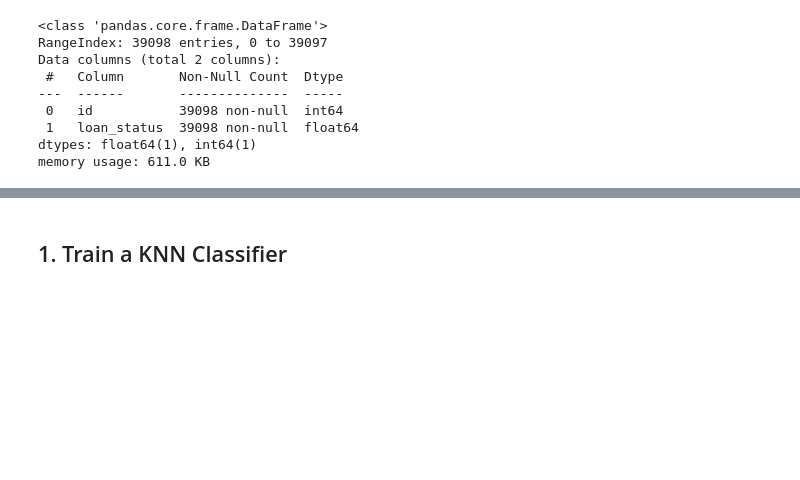
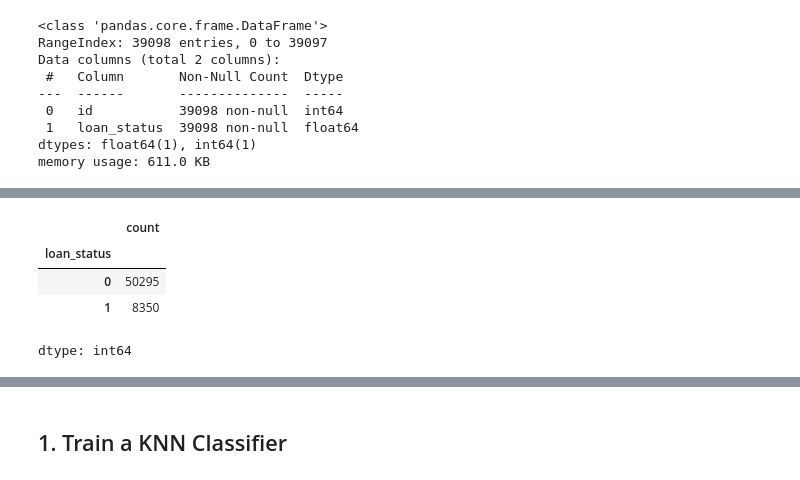
Before and after one commit to moridin04/CCMACLRL_EXERCISES_COM221ML, a Jupyter notebook: Exercise9.ipynb, the cells around one changed output, grey strips where cells are left out. Cells and saved outputs as stored; diff of their text form; code cells hidden in the pictures; blank space fills up the shorter version.

```diff
--- a/Exercise9.ipynb
+++ b/Exercise9.ipynb
@@ -76,0 +112,8 @@ memory usage: 611.0 KB
+# %%
+df['loan_status'].value_counts()
+# %% [output]
+|  | count |
+| loan_status |  |
+| 0 | 50295 |
+| 1 | 8350 |
+dtype: int64
```
Also changed, not shown: parts of 42 cells of this notebook.
